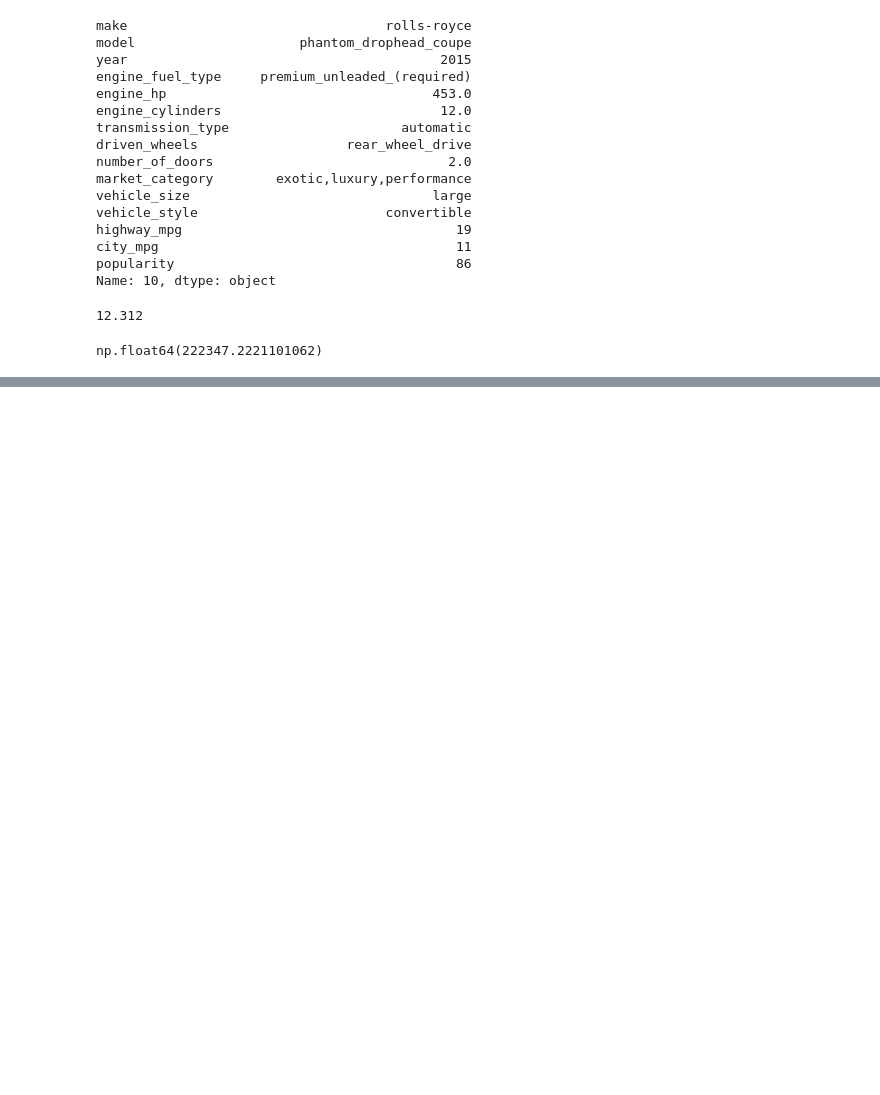
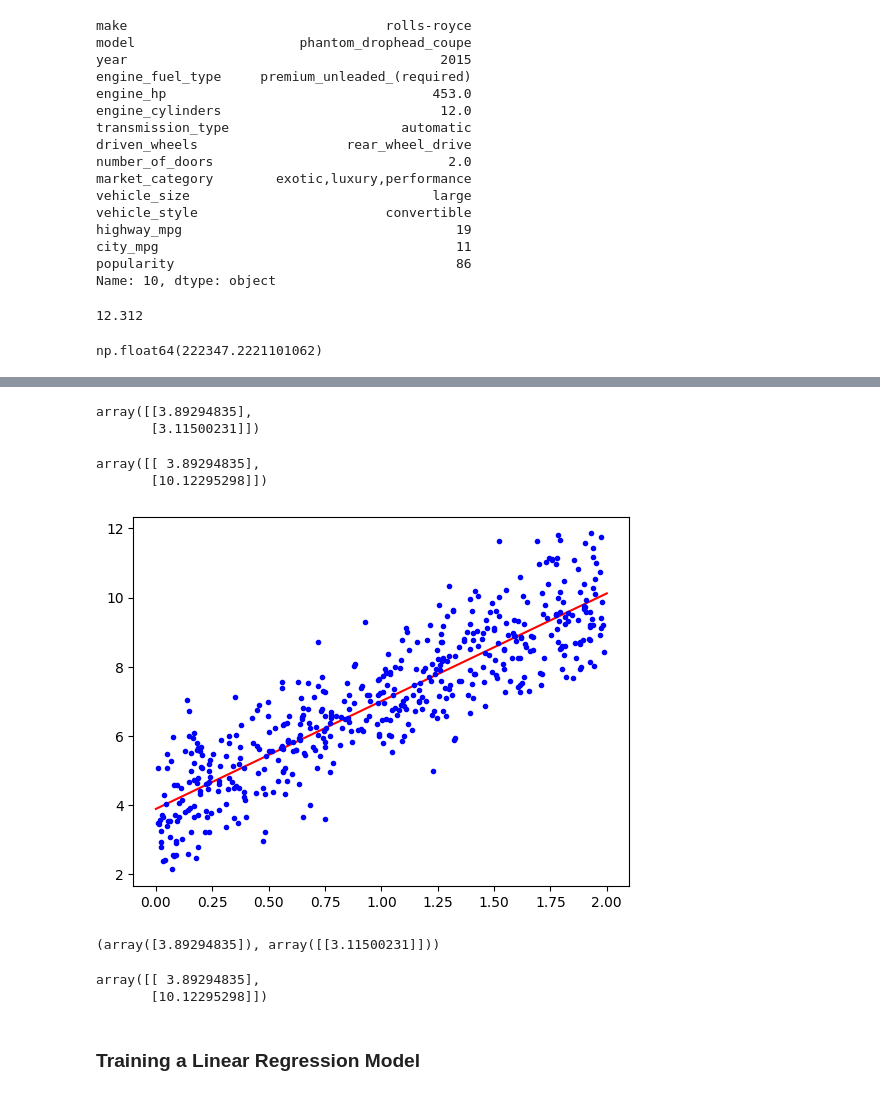
Before and after one commit to diiogorezende/machine-learning-engineering, a Jupyter notebook: src/notebooks/module-02.ipynb, the cells around one changed output, grey strips where cells are left out. Drawn from its saved outputs; the diff is of its cells as text; code cells hidden in the pictures; blank space fills up the shorter version.

Commit message:
adding anotations and code about the car price prediction project

```diff
--- a/src/notebooks/module-02.ipynb
+++ b/src/notebooks/module-02.ipynb
@@ -318,0 +382,37 @@ In ML, vectors are often represented as _column vectors_, which are 2D arrays wi
+# %%
+theta_best
+# %% [output]
+array([[3.89294835],
+       [3.11500231]])
+# %%
+# Lets make some predictions
+X_new = np.array([[0], [2]])
+X_new_b = add_dummy_feature(X_new)
+y_predict = X_new_b @ theta_best
+y_predict
+# %% [output]
+array([[ 3.89294835],
+       [10.12295298]])
+# %%
+# Now, plotting this model's prediction
+plt.plot(X_new, y_predict, "r-", label="Predictions")
+plt.plot(X, y, "b.")
+plt.show();
+# %% [output]
+[figure, added]
+# %%
+# Now, we will apply linear regression using Scikit-learn
+from sklearn.linear_model import LinearRegression
+
+lin_reg = LinearRegression()
+lin_reg.fit(X, y)
+lin_reg.intercept_, lin_reg.coef_  # Bias term and feature weights, respectivelly
+# %% [output]
+(array([3.89294835]), array([[3.11500231]]))
+# %%
+lin_reg.predict(X_new)
+# %% [output]
+array([[ 3.89294835],
+       [10.12295298]])
+# %% [markdown]
+### Training a Linear Regression Model
```
Also changed, not shown: parts of 15 cells of this notebook.
